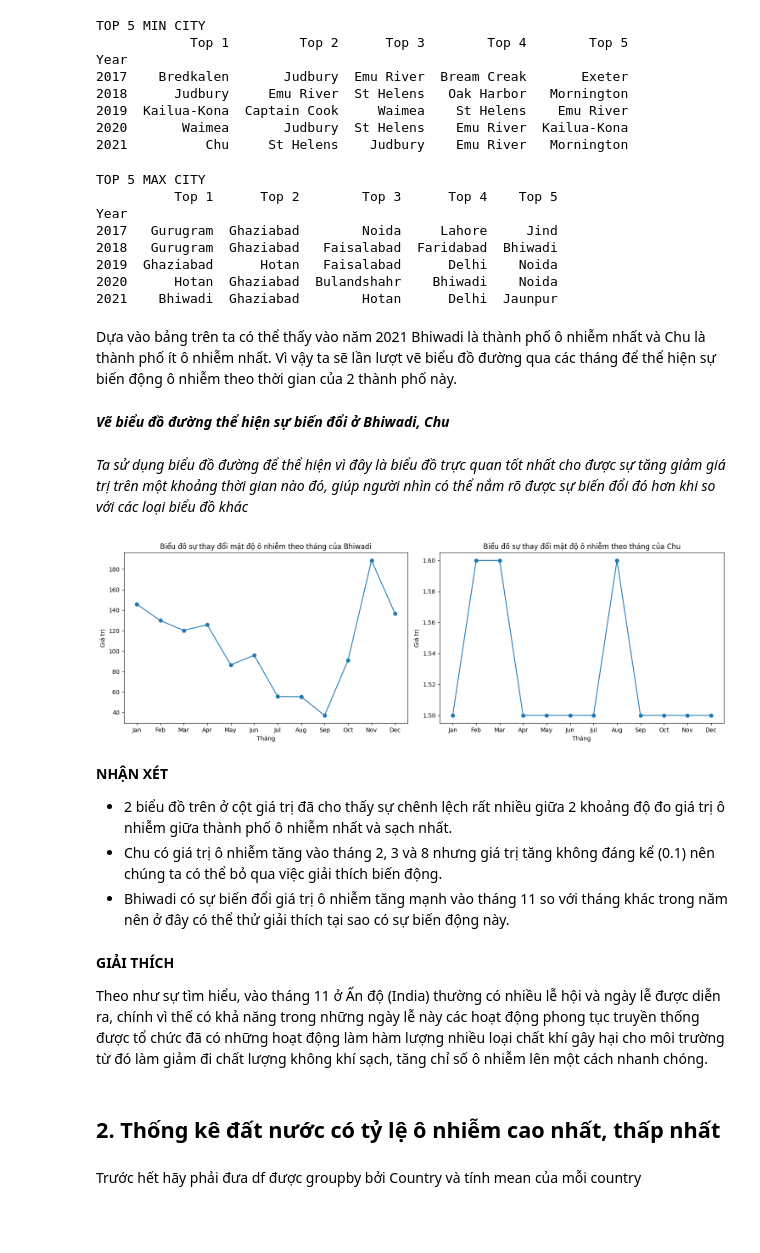
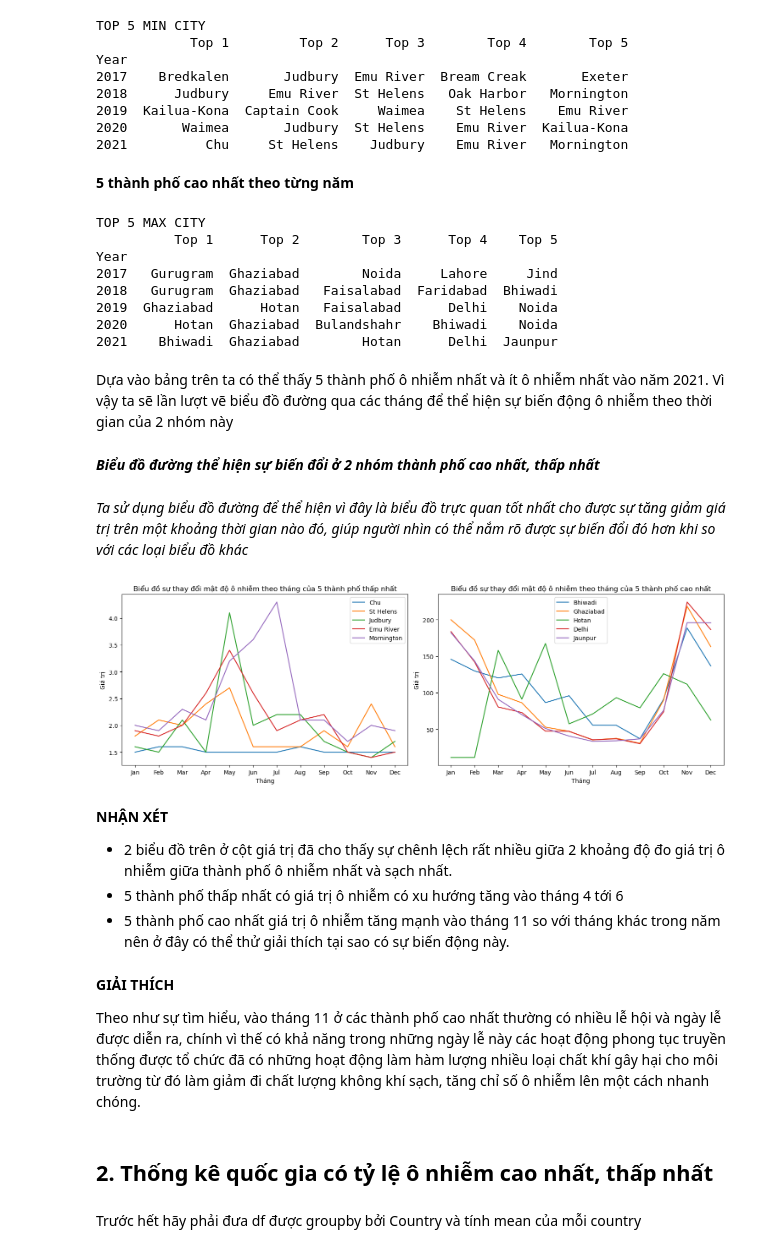
Before and after one commit to yakhimm/NMKHDL_20, a Jupyter notebook: src/Q1.ipynb, the cells around one changed output. Drawn from its saved outputs; the diff is of its cells as text; code cells hidden in the pictures; blank space fills up the shorter version.

```diff
--- a/src/Q1.ipynb
+++ b/src/Q1.ipynb
@@ -90,6 +92,8 @@ Year
 2019  Kailua-Kona  Captain Cook     Waimea    St Helens    Emu River
 2020       Waimea       Judbury  St Helens    Emu River  Kailua-Kona
 2021          Chu     St Helens    Judbury    Emu River   Mornington
+# %% [markdown]
+**5 thành phố cao nhất theo từng năm**
 # %%
 ### Max
 for i in years: #Lặp qua từng năm
@@ -112,55 +116,59 @@ Year
 2020      Hotan  Ghaziabad  Bulandshahr    Bhiwadi    Noida
 2021    Bhiwadi  Ghaziabad        Hotan      Delhi  Jaunpur
 # %% [markdown]
-Dựa vào bảng trên ta có thể thấy  vào năm 2021 Bhiwadi là thành phố ô nhiễm nhất và Chu là thành phố ít ô nhiễm nhất. Vì vậy ta sẽ lần lượt vẽ biểu đồ đường qua các tháng để thể hiện sự biến động ô nhiễm theo thời gian của 2 thành phố này.
+Dựa vào bảng trên ta có thể thấy 5 thành phố ô nhiễm nhất và ít ô nhiễm nhất vào năm 2021. Vì vậy ta sẽ lần lượt vẽ biểu đồ đường qua các tháng để thể hiện sự biến động ô nhiễm theo thời gian của 2 nhóm này
 # %% [markdown]
-***Vẽ biểu đồ đường thể hiện sự biến đổi ở Bhiwadi, Chu***
+***Biểu đồ đường thể hiện sự biến đổi ở 2 nhóm thành phố cao nhất, thấp nhất***
 # %% [markdown]
 *Ta sử dụng biểu đồ đường để thể hiện vì đây là biểu đồ trực quan tốt nhất cho được sự tăng giảm giá trị trên một khoảng thời gian nào đó, giúp người nhìn có thể nắm rõ được sự biến đổi đó hơn khi so với các loại biểu đồ khác*
 # %%
 months = ['Jan', 'Feb', 'Mar', 'Apr', 'May', 'Jun', 'Jul', 'Aug', 'Sep', 'Oct', 'Nov', 'Dec'] #Các tháng
 
 plt.subplots(figsize=(15, 5))
 
-# Bhiwadi
-values1 = df.loc[df['City'] == 'Bhiwadi'][months].values[0] #Giá trị ứng với mỗi tháng
+#Vẽ biểu đồ đường 5 thành phố thấp nhất
+cities = min_city_df.loc[2021].values
 
-#Vẽ biểu đồ đường
-plt.subplot(1, 2, 1)
-plt.plot(months, values1, marker = 'o')
+for i in cities:
+    value = df.loc[df['City'] == i][months].values[0] #Giá trị ứng với mỗi tháng
+    plt.subplot(1, 2, 1)
+    plt.plot(months, value, label = i)
 
 #Customize chart
-plt.title('Biểu đồ sự thay đổi mật độ ô nhiễm theo tháng của Bhiwadi')
+plt.title('Biểu đồ sự thay đổi mật độ ô nhiễm theo tháng của 5 thành phố thấp nhất')
 plt.xlabel('Tháng', fontsize = 10)
 plt.ylabel('Giá trị',fontsize = 10)
+plt.legend()
 
-# Chu
-values2 = df.loc[df['City'] == 'Chu'][months].values[0] #Giá trị ứng với mỗi tháng
+#Vẽ biểu đồ đường 5 thành phố cao nhất
+cities = max_city_df.loc[2021].values
 
-#Vẽ biểu đồ đường
-plt.subplot(1, 2, 2)
-plt.plot(months, values2, marker = 'o')
+for i in cities:
+    value = df.loc[df['City'] == i][months].values[0] #Giá trị ứng với mỗi tháng
+    plt.subplot(1, 2, 2)
+    plt.plot(months, value, label = i)
 
 #Customize chart
-plt.title('Biểu đồ sự thay đổi mật độ ô nhiễm theo tháng của Chu')
+plt.title('Biểu đồ sự thay đổi mật độ ô nhiễm theo tháng của 5 thành phố cao nhất')
 plt.xlabel('Tháng', fontsize = 10)
 plt.ylabel('Giá trị',fontsize = 10)
+plt.legend()
 
 plt.tight_layout()
 plt.show()
 # %% [output]
-[figure, old version]
+[figure, new version]
 # %% [markdown]
 **NHẬN XÉT**
 - 2 biểu đồ trên ở cột giá trị đã cho thấy sự chênh lệch rất nhiều giữa 2 khoảng độ đo giá trị ô nhiễm giữa thành phố ô nhiễm nhất và sạch nhất.
-- Chu có giá trị ô nhiễm tăng vào tháng 2, 3 và 8 nhưng giá trị tăng không đáng kể (0.1) nên chúng ta có thể bỏ qua việc giải thích biến động.
-- Bhiwadi có sự biến đổi giá trị ô nhiễm tăng mạnh vào tháng 11 so với tháng khác trong năm nên ở đây có thể thử giải thích tại sao có sự biến động này.
+- 5 thành phố thấp nhất có giá trị ô nhiễm có xu hướng tăng vào tháng 4 tới 6
+- 5 thành phố cao nhất giá trị ô nhiễm tăng mạnh vào tháng 11 so với tháng khác trong năm nên ở đây có thể thử giải thích tại sao có sự biến động này.
 # %% [markdown]
 **GIẢI THÍCH**
 
-Theo như sự tìm hiểu, vào tháng 11 ở Ấn độ (India) thường có nhiều lễ hội và ngày lễ được diễn ra, chính vì thế có khả năng trong những ngày lễ này các hoạt động phong tục truyền thống được tổ chức đã có những hoạt động làm hàm lượng nhiều loại chất khí gây hại cho môi trường từ đó làm giảm đi chất lượng không khí sạch, tăng chỉ số ô nhiễm lên một cách nhanh chóng.
+Theo như sự tìm hiểu, vào tháng 11 ở các thành phố cao nhất thường có nhiều lễ hội và ngày lễ được diễn ra, chính vì thế có khả năng trong những ngày lễ này các hoạt động phong tục truyền thống được tổ chức đã có những hoạt động làm hàm lượng nhiều loại chất khí gây hại cho môi trường từ đó làm giảm đi chất lượng không khí sạch, tăng chỉ số ô nhiễm lên một cách nhanh chóng.
 # %% [markdown]
-## 2. Thống kê đất nước có tỷ lệ ô nhiễm cao nhất, thấp nhất
+## 2. Thống kê quốc gia có tỷ lệ ô nhiễm cao nhất, thấp nhất
 # %% [markdown]
 Trước hết hãy phải đưa df được groupby bởi Country và tính mean của mỗi country
 # %%
```
Also changed, not shown: parts of 8 cells of this notebook.
